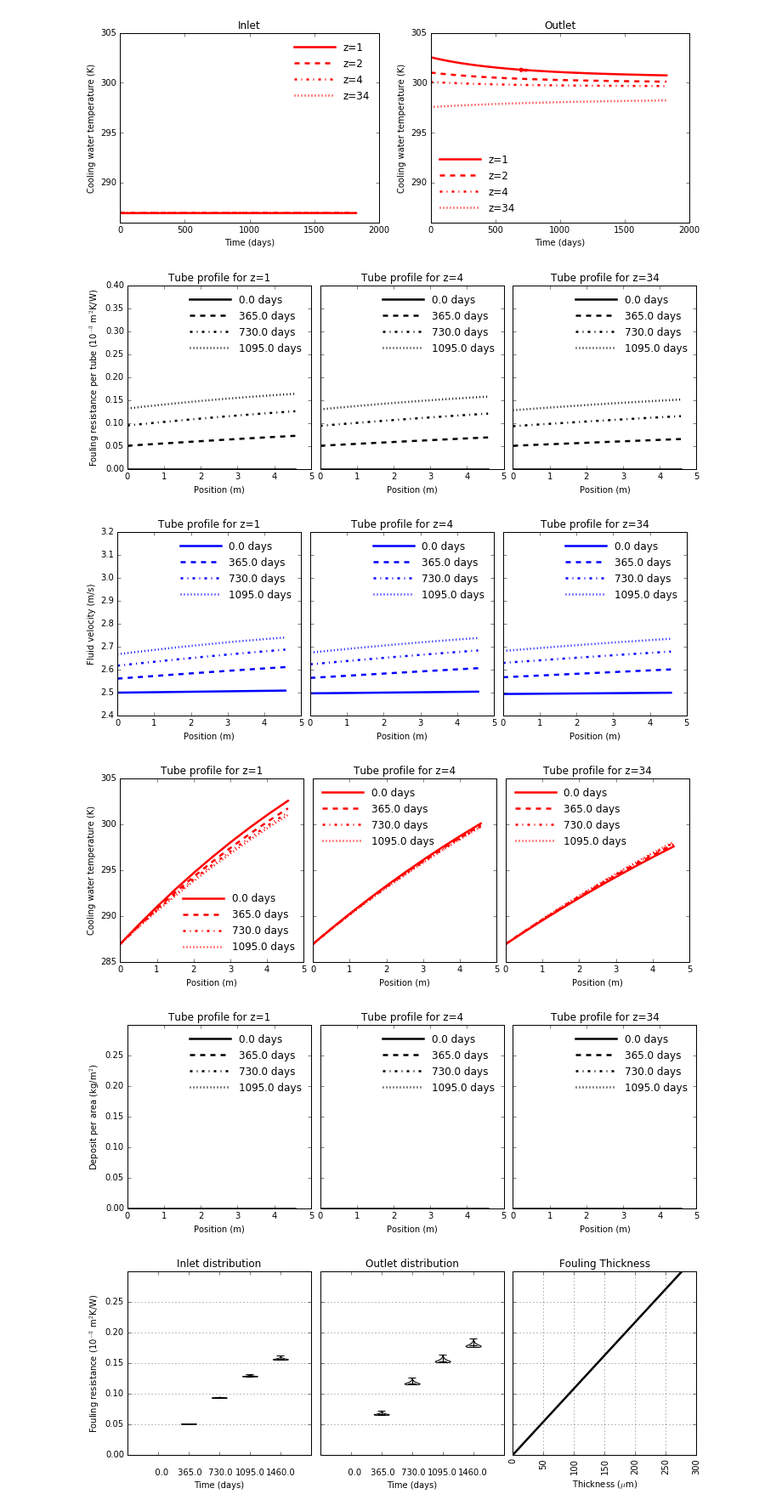
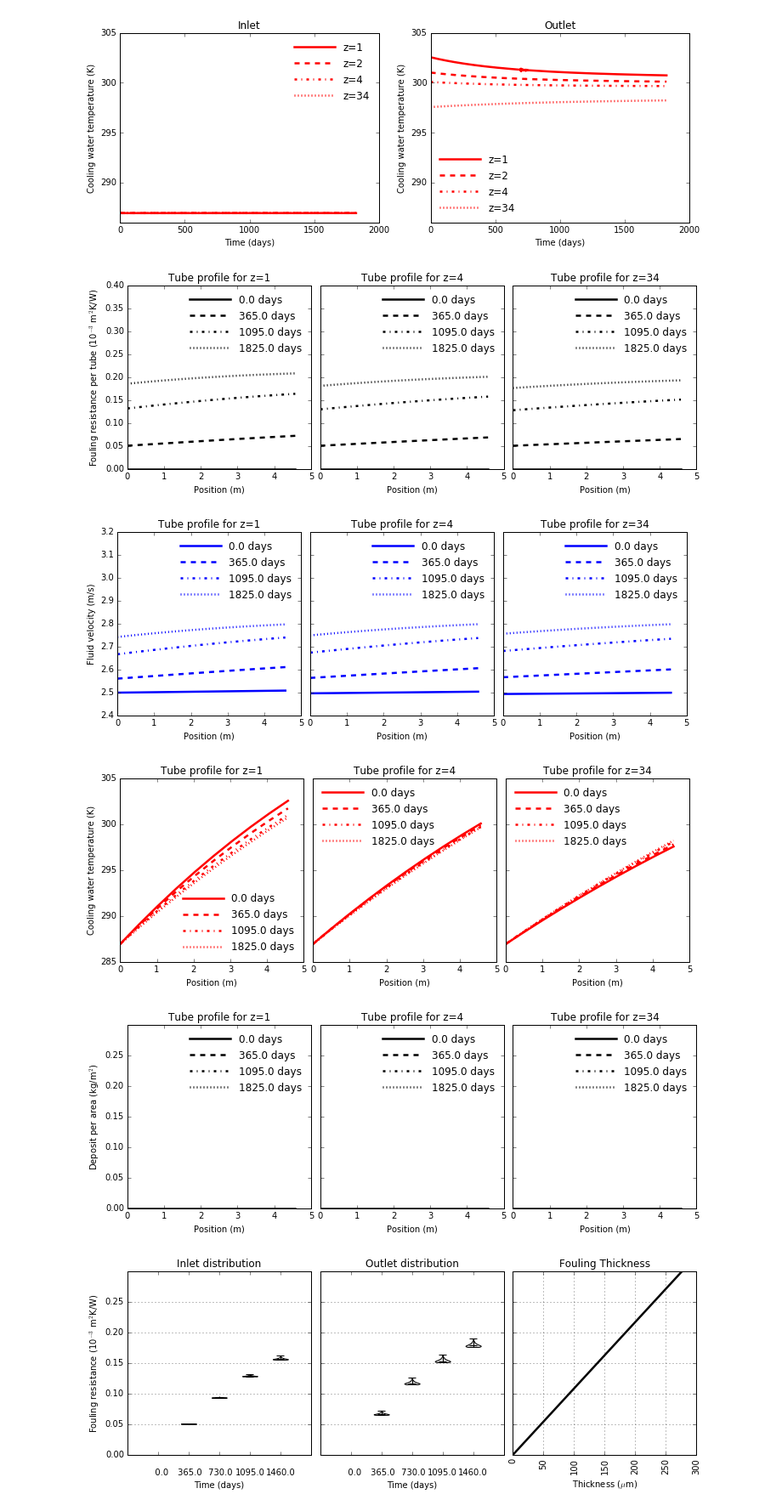
Before and after one commit to Jaimenms/conference-hefc, a Jupyter notebook: notebooks/paper_part4.ipynb, the cells around one changed output. Shown at 85% size. Cells and saved outputs as stored; diff of their text form; code cells hidden in the pictures.

```diff
--- a/notebooks/paper_part4.ipynb
+++ b/notebooks/paper_part4.ipynb
@@ -75,12 +75,12 @@ plot_curves_2(plot_dict, ix_list, line_style_list, scenario=scenario)
 [figure]
 # %%
 plot_dict = prepare_data_3(dict_dynamic, case1)
-plot_curves_3(plot_dict, line_style_list, (0, 365+4, 2*365+4, 3*365+4, 4*365+4))
+plot_curves_3(plot_dict, line_style_list, (0, 365+4, 3*365+4, 5*365+4))
 # %% [output]
-[figure, old version]
+[figure, new version]
-[figure, old version]
+[figure, new version]
-[figure, old version]
+[figure, new version]
-[figure, old version]
+[figure, new version]
 # %%
 variable = 'condenser.Rf'
 ymin = 0.0
```
Also changed, not shown: parts of 1 cell of this notebook, 27 other files.
